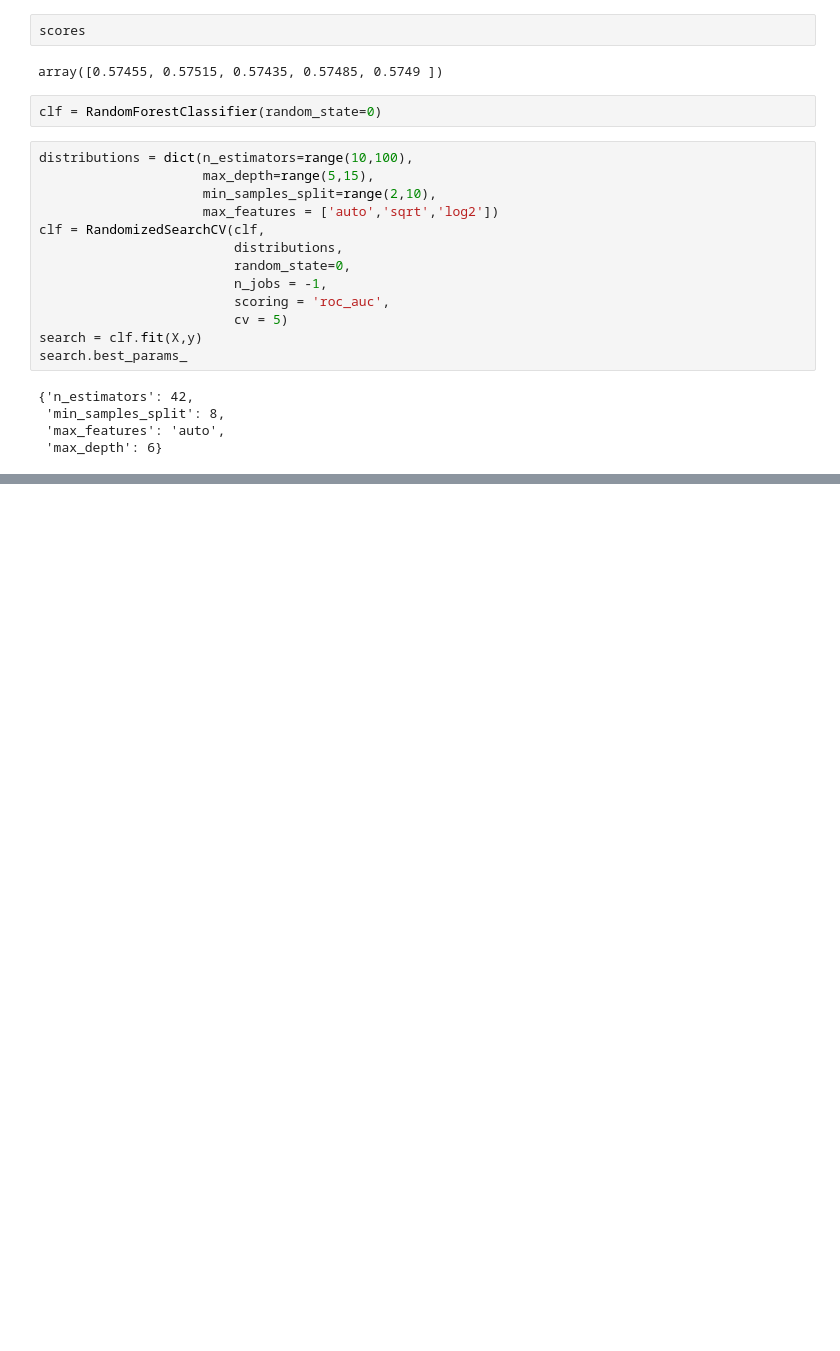
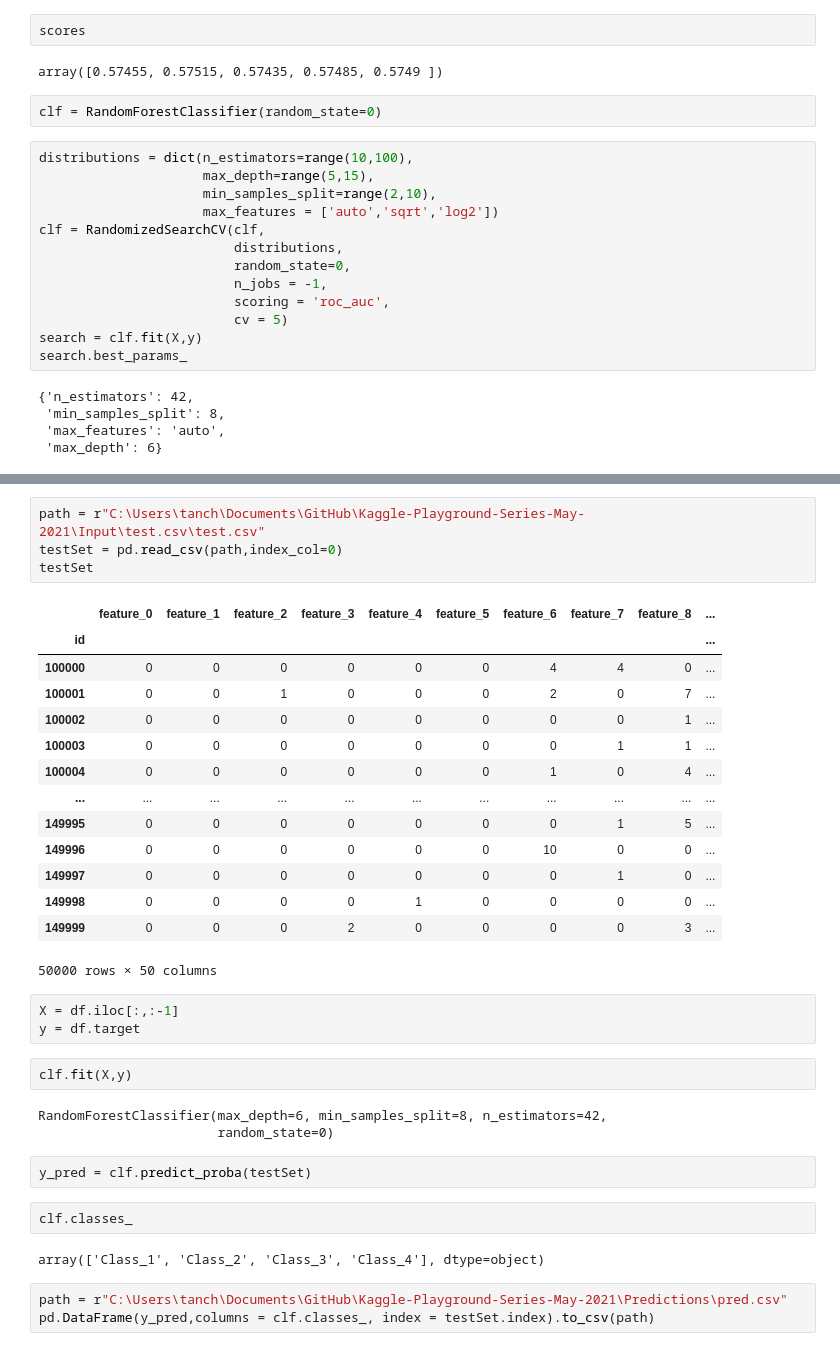
Before and after one commit to chingfhen/Kaggle-Playground-Series-May-2021, a Jupyter notebook: Notebook 1.ipynb, the cells around one changed output, grey strips where cells are left out. Cells and saved outputs as stored; diff of their text form; blank space fills up the shorter version.

```diff
--- a/Notebook 1.ipynb
+++ b/Notebook 1.ipynb
@@ -129,0 +141,36 @@ NameError: name 'sklearn' is not defined
+# %%
+path = r"C:\Users\tanch\Documents\GitHub\Kaggle-Playground-Series-May-2021\Input\test.csv\test.csv"
+testSet = pd.read_csv(path,index_col=0)
+testSet
+# %% [output]
+|  | feature_0 | feature_1 | feature_2 | feature_3 | feature_4 | feature_5 | feature_6 | feature_7 | feature_8 | ... |
+| id |  |  |  |  |  |  |  |  |  | ... |
+| 100000 | 0 | 0 | 0 | 0 | 0 | 0 | 4 | 4 | 0 | ... |
+| 100001 | 0 | 0 | 1 | 0 | 0 | 0 | 2 | 0 | 7 | ... |
+| 100002 | 0 | 0 | 0 | 0 | 0 | 0 | 0 | 0 | 1 | ... |
+| 100003 | 0 | 0 | 0 | 0 | 0 | 0 | 0 | 1 | 1 | ... |
+| 100004 | 0 | 0 | 0 | 0 | 0 | 0 | 1 | 0 | 4 | ... |
+| ... | ... | ... | ... | ... | ... | ... | ... | ... | ... | ... |
+| 149995 | 0 | 0 | 0 | 0 | 0 | 0 | 0 | 1 | 5 | ... |
+| 149996 | 0 | 0 | 0 | 0 | 0 | 0 | 10 | 0 | 0 | ... |
+| 149997 | 0 | 0 | 0 | 0 | 0 | 0 | 0 | 1 | 0 | ... |
+| 149998 | 0 | 0 | 0 | 0 | 1 | 0 | 0 | 0 | 0 | ... |
+| 149999 | 0 | 0 | 0 | 2 | 0 | 0 | 0 | 0 | 3 | ... |
+50000 rows × 50 columns
+# %%
+X = df.iloc[:,:-1]
+y = df.target
+# %%
+clf.fit(X,y)
+# %% [output]
+RandomForestClassifier(max_depth=6, min_samples_split=8, n_estimators=42,
+                       random_state=0)
+# %%
+y_pred = clf.predict_proba(testSet)
+# %%
+clf.classes_
+# %% [output]
+array(['Class_1', 'Class_2', 'Class_3', 'Class_4'], dtype=object)
+# %%
+path = r"C:\Users\tanch\Documents\GitHub\Kaggle-Playground-Series-May-2021\Predictions\pred.csv"
+pd.DataFrame(y_pred,columns = clf.classes_, index = testSet.index).to_csv(path)
```
Also changed, not shown: parts of 3 cells of this notebook, 4 other files.
